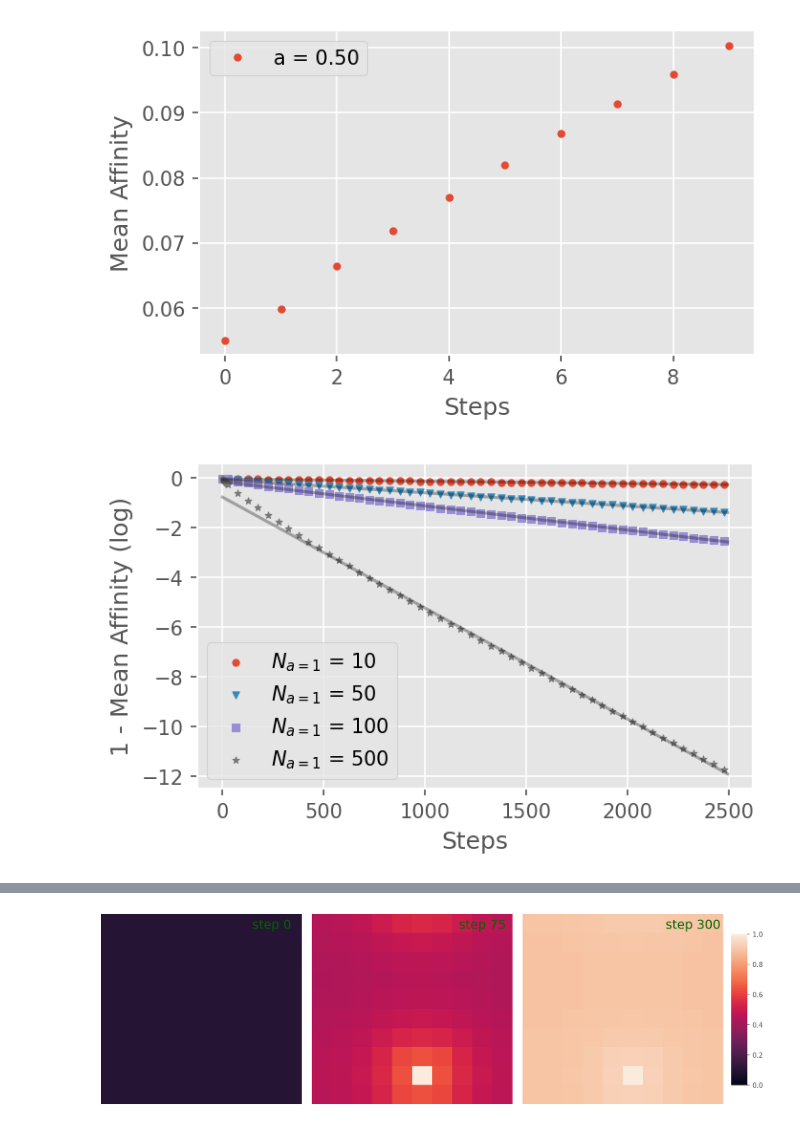
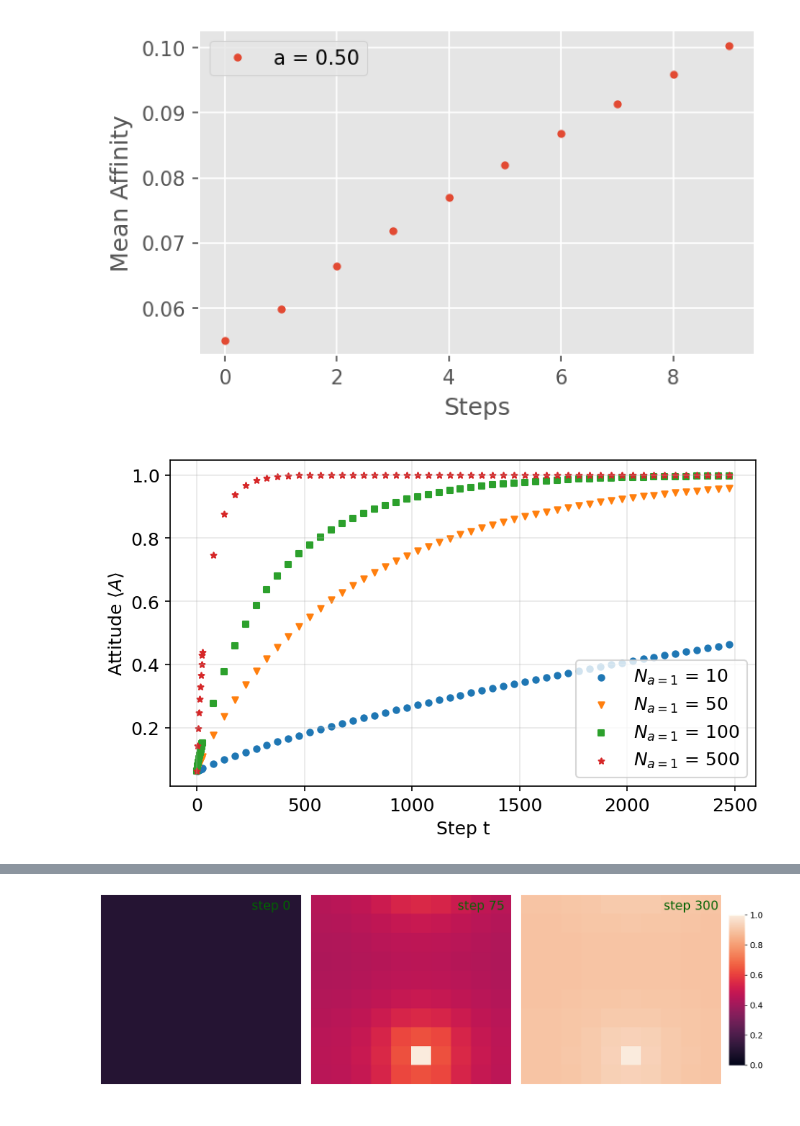
Before and after one commit to lquante/social_agent_based_modelling, a Jupyter notebook: notebooks/SimpleAvantgardeModel.ipynb, the cells around one changed output, grey strips where cells are left out. Cells and saved outputs as stored; diff of their text form; code cells hidden in the pictures.

```diff
--- a/notebooks/SimpleAvantgardeModel.ipynb
+++ b/notebooks/SimpleAvantgardeModel.ipynb
@@ -56,7 +60,7 @@ plt.show()
 # %%
 # snapshots
 # ------------------------------------------------------------------
-data = data_dict[0.00]
+data = data_dict[0.05]
 grid = lambda data, step: affinity(data, step).reshape(100, 100)
 
 import seaborn as sns
@@ -64,16 +68,17 @@ import seaborn as sns
 #plt.imshow(grid(data, 10))
 
 # fig, axes = plt.subplots(2, 3, figsize=(16,10), sharex=True, sharey=True)
-fig, axes = plt.subplots(1, 3, figsize=(16,5), sharex=True, sharey=True)
+fig, axes = plt.subplots(2, 3, figsize=(7,4.7), sharex=True, sharey=True)
 
-steps = (0, 2, 10)
+steps = (0, 5, 10, 15, 20, 30)
 #sns.set(font_scale=)
 cbar_ax = fig.add_axes([.91, .2, .02, .6])
 for i, ax in enumerate(axes.flatten()):
     step = steps[i]
-    sns.heatmap(ax=ax, data=grid(data, step), vmin=0., vmax=1., cbar=i==0, cbar_ax=cbar_ax)
-    cl = 'black' if affinity(data, step).mean() > 0.5 else 'white'
-    ax.set_title(f"step {step}", x=0.85, y=0.9, color=cl, fontsize=18)
+    sns.heatmap(ax=ax, data=grid(data, step), vmin=0., vmax=1., cbar=i==0, cbar_ax=cbar_ax, cmap="bwr",
+                cbar_kws={'label': r'Attitude $A$'}, square=True)
+    cl = 'black' if affinity(data, step).mean() > 0.4 else 'white'
+    ax.set_title(f"step {step}", x=0.8, y=0.85, color=cl, fontsize=12)
 
 for ax in axes.flatten():
     ax.tick_params(left=False, bottom=False)
@@ -143,39 +157,41 @@ def load_data(fname):
 
 data_dict = {}
 nk_array = (10, 50, 100, 500)
 for nk in nk_array:
     fname = f"../data/data_metric=chebyshev_avantgarde=n={nk}_tau=2.00_step=25.csv"
     data_dict[nk] = load_data(fname)
 
 # Plot mean affinity
 nSteps = 2500
 first_indices = np.arange(0, 25, 3)
 larger_indices = np.arange(25, nSteps, 50)
 
-fig = plt.figure(figsize=(5,3))
+fig = plt.figure(figsize=(7,4))
 
 import scipy
 
 markers = ('o', 'v', 's', '*')
 for marker, (nk_, data_) in zip(markers, data_dict.items()):
     indices = np.concatenate((first_indices, larger_indices))
     mean_affinity = np.array([affinity(data_, step).mean() for step in indices])
-    plt.scatter(indices, np.log10(1-mean_affinity), marker=marker, s=12, label=r'$N_{a=1}$ ='+f' {nk_}')
-
+    plt.scatter(indices, mean_affinity, marker=marker, s=16, label=r'$N_{a=1}$ ='+f' {nk_}')
+    x = np.arange(0, nSteps, 100)
+    #plt.plot(x, x*nk_/10000*0.5)
 
 # offset = affinity(data, 0).mean()
     fitfun = lambda x, p1, p2: p1 + x * p2
     x = np.arange(0, nSteps, 5)
     start = 15
     p, errp = scipy.optimize.curve_fit(fitfun, indices[start:], np.log10(1-mean_affinity[start:]))
-    plt.plot(x, p[0] + x * p[1], color='black', alpha=0.3)#, label=f"1-exp(-(x-x0)/m)\n x0={p[0]:.2f}, m={p[1]:.2f}")
+    #plt.plot(x, p[0] + x * p[1], color='black', alpha=0.3)#, label=f"1-exp(-(x-x0)/m)\n x0={p[0]:.2f}, m={p[1]:.2f}")
 
 #plt.gca().set_yscale('log')
-plt.xlabel('Steps')
-plt.ylabel('1 - Mean Affinity (log)')
+plt.xlabel('Step t')
+#plt.ylabel('1 - Mean Affinity (log)')
+plt.ylabel(r"Attitude $\langle A \rangle$")
 #plt.ylim(-0.1, 1.1)
-plt.legend()
-plt.grid(True)
+plt.legend(loc="lower right")
+plt.grid(True, alpha=0.3)
 plt.show()
 # %% [output]
-[figure, old version]
+[figure, new version]
```
Also changed, not shown: parts of 7 cells of this notebook, 6 other files.
